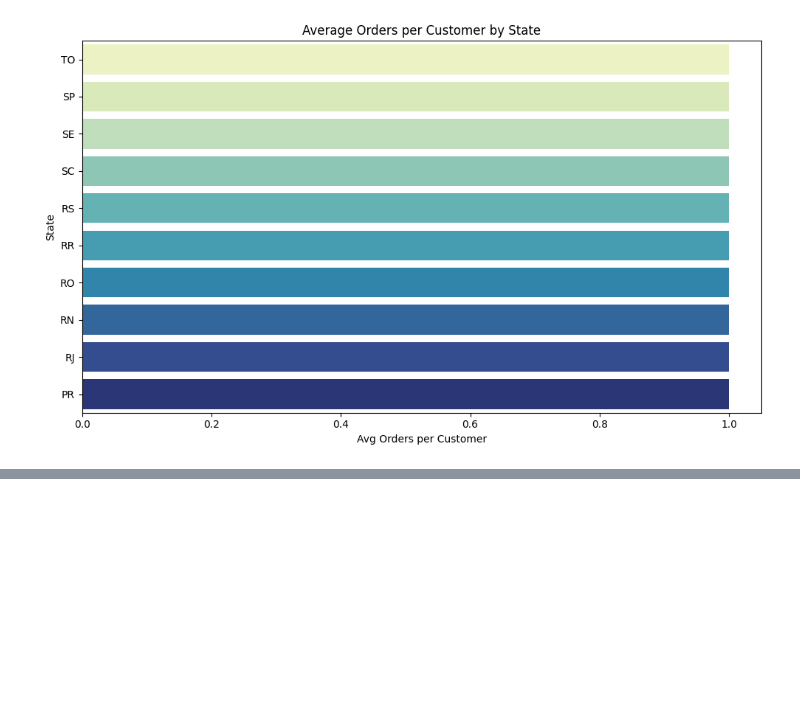
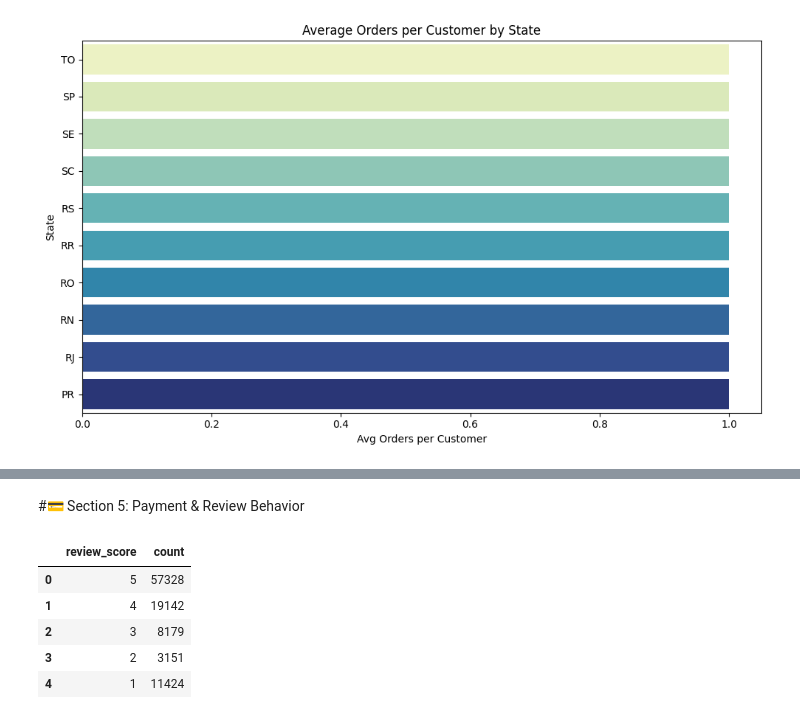
Before and after one commit to lalit1511/SQL_Projects, a Jupyter notebook: SQL_Brazilian_E_Commerce_Public_Dataset.ipynb, the cells around one changed output, grey strips where cells are left out. Drawn from its saved outputs; the diff is of its cells as text; code cells hidden in the pictures; blank space fills up the shorter version.

```diff
--- a/SQL_Brazilian_E_Commerce_Public_Dataset.ipynb
+++ b/SQL_Brazilian_E_Commerce_Public_Dataset.ipynb
@@ -509,0 +534,19 @@ Passing `palette` without assigning `hue` is deprecated and will be removed in v
+# %% [markdown]
+#💳 Section 5: Payment & Review Behavior
+# %%
+#🌟 1. Review Score Distribution
+pd.read_sql_query("""
+SELECT
+    review_score,
+    COUNT(*) AS count
+FROM reviews -- Changed from order_reviews to reviews
+GROUP BY review_score
+ORDER BY review_score DESC;
+""", conn)
+# %% [output]
+|  | review_score | count |
+| 0 | 5 | 57328 |
+| 1 | 4 | 19142 |
+| 2 | 3 | 8179 |
+| 3 | 2 | 3151 |
+| 4 | 1 | 11424 |
```
Also changed, not shown: parts of 3 cells of this notebook.
